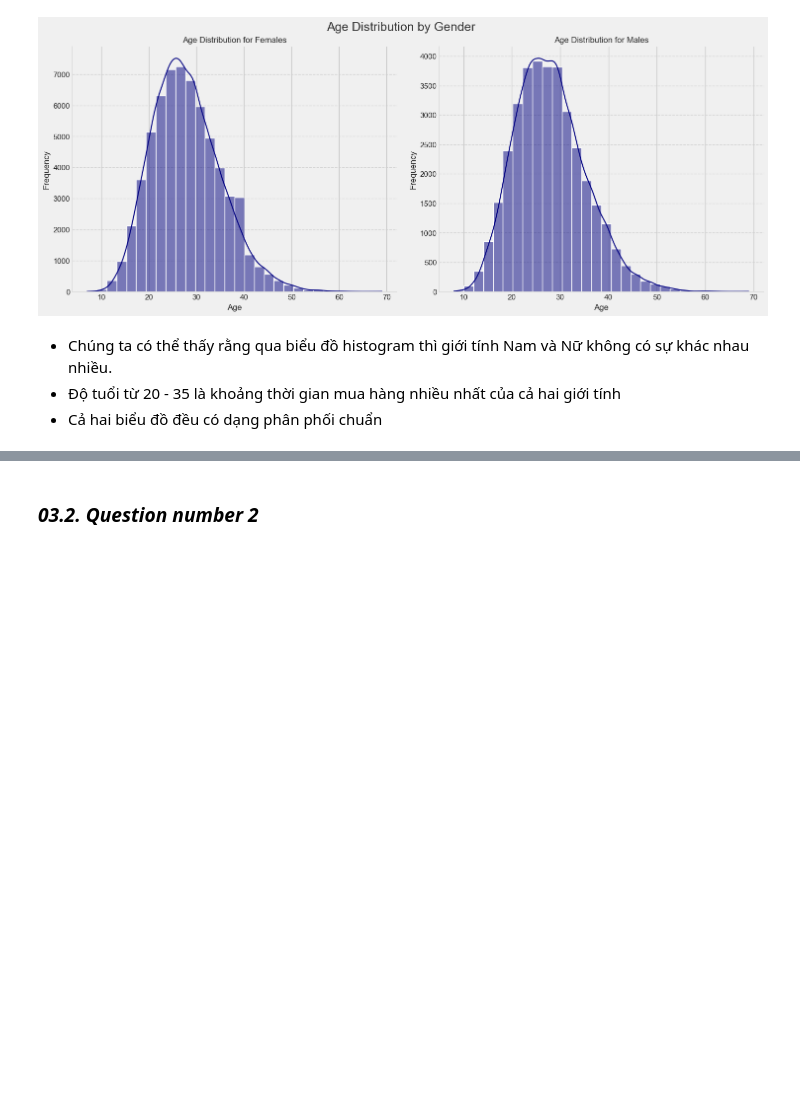
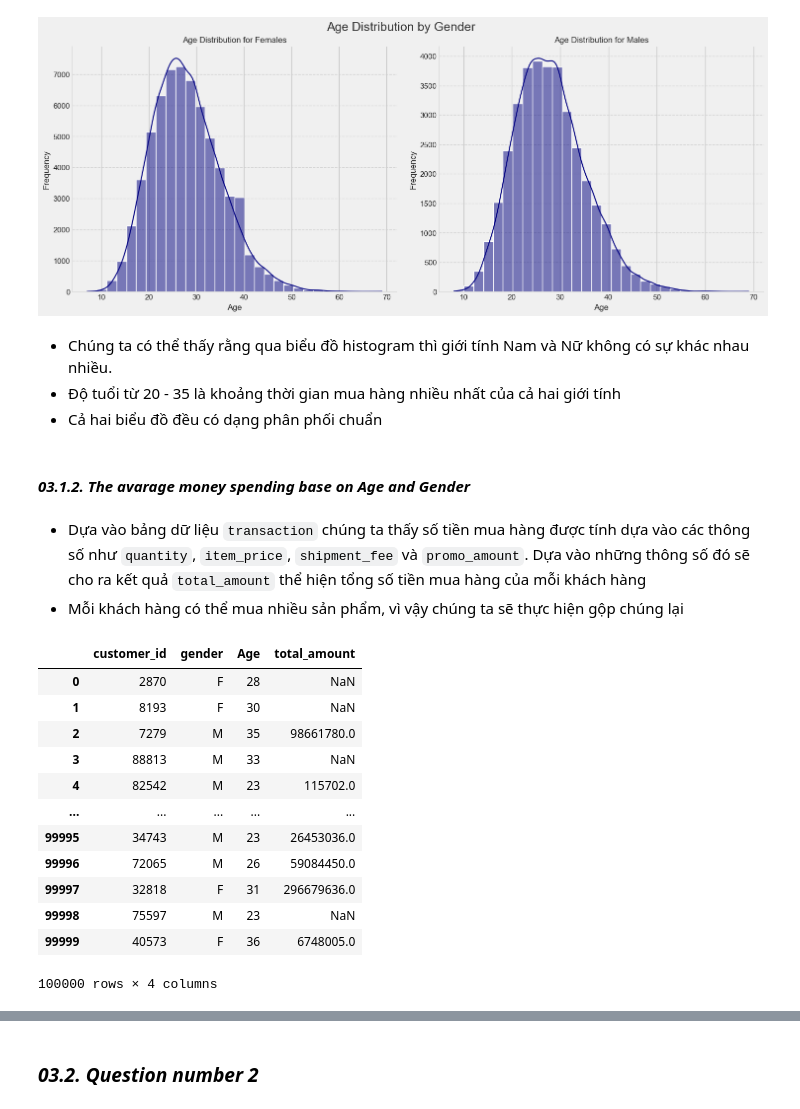
Before and after one commit to thanhanphan17/fashion-campus-dataset-analysis, a Jupyter notebook: [03]-Asking-Questions-and-Analyzing.ipynb, the cells around one changed output, grey strips where cells are left out. Drawn from its saved outputs; the diff is of its cells as text; code cells hidden in the pictures; blank space fills up the shorter version.

```diff
--- a/[03]-Asking-Questions-and-Analyzing.ipynb
+++ b/[03]-Asking-Questions-and-Analyzing.ipynb
@@ -154,3 +154,28 @@ plt.show()
 - Chúng ta có thể thấy rằng qua biểu đồ histogram thì giới tính Nam và Nữ không có sự khác nhau nhiều.
 - Độ tuổi từ 20 - 35 là khoảng thời gian mua hàng nhiều nhất của cả hai giới tính
 - Cả hai biểu đồ đều có dạng phân phối chuẩn
+# %% [markdown]
+#### **_03.1.2. The avarage money spending base on Age and Gender_**
+# %% [markdown]
+- Dựa vào bảng dữ liệu `transaction` chúng ta thấy số tiền mua hàng được tính dựa vào các thông số như `quantity`, `item_price`, `shipment_fee` và `promo_amount`. Dựa vào những thông số đó sẽ cho ra kết quả `total_amount` thể hiện tổng số tiền mua hàng của mỗi khách hàng
+- Mỗi khách hàng có thể mua nhiều sản phẩm, vì vậy chúng ta sẽ thực hiện gộp chúng lại
+# %%
+df_amount_cus = df_transaction.groupby('customer_id', as_index =False)['total_amount'].sum()
+df_amount_cus = df_amount_cus.groupby(['customer_id'])['total_amount'].sum().reset_index()
+
+df_amount_cus_trans = df_customer[['customer_id' , 'gender' , 'Age']].merge(df_amount_cus , how = 'left' , on = 'customer_id')
+df_amount_cus_trans
+# %% [output]
+|  | customer_id | gender | Age | total_amount |
+| 0 | 2870 | F | 28 | NaN |
+| 1 | 8193 | F | 30 | NaN |
+| 2 | 7279 | M | 35 | 98661780.0 |
+| 3 | 88813 | M | 33 | NaN |
+| 4 | 82542 | M | 23 | 115702.0 |
+| ... | ... | ... | ... | ... |
+| 99995 | 34743 | M | 23 | 26453036.0 |
+| 99996 | 72065 | M | 26 | 59084450.0 |
+| 99997 | 32818 | F | 31 | 296679636.0 |
+| 99998 | 75597 | M | 23 | NaN |
+| 99999 | 40573 | F | 36 | 6748005.0 |
+100000 rows × 4 columns
```
Also changed, not shown: parts of 4 cells of this notebook, 1 other file.
